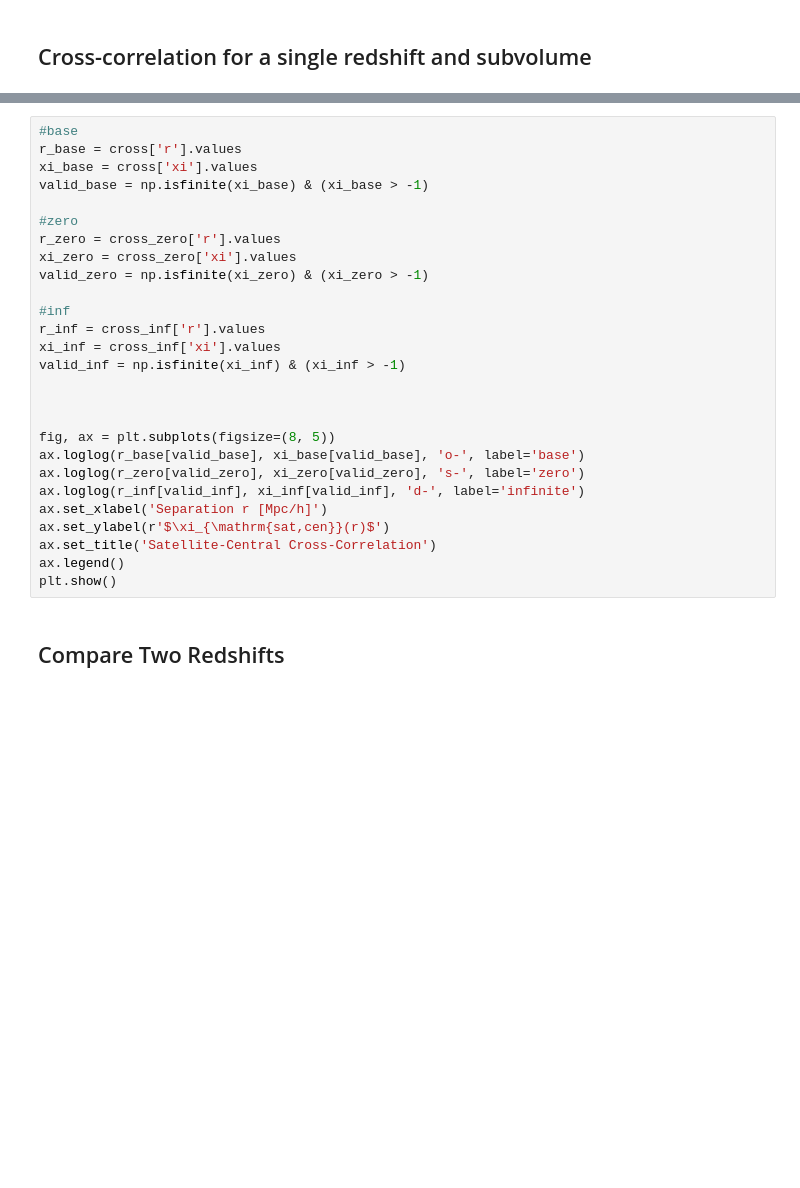
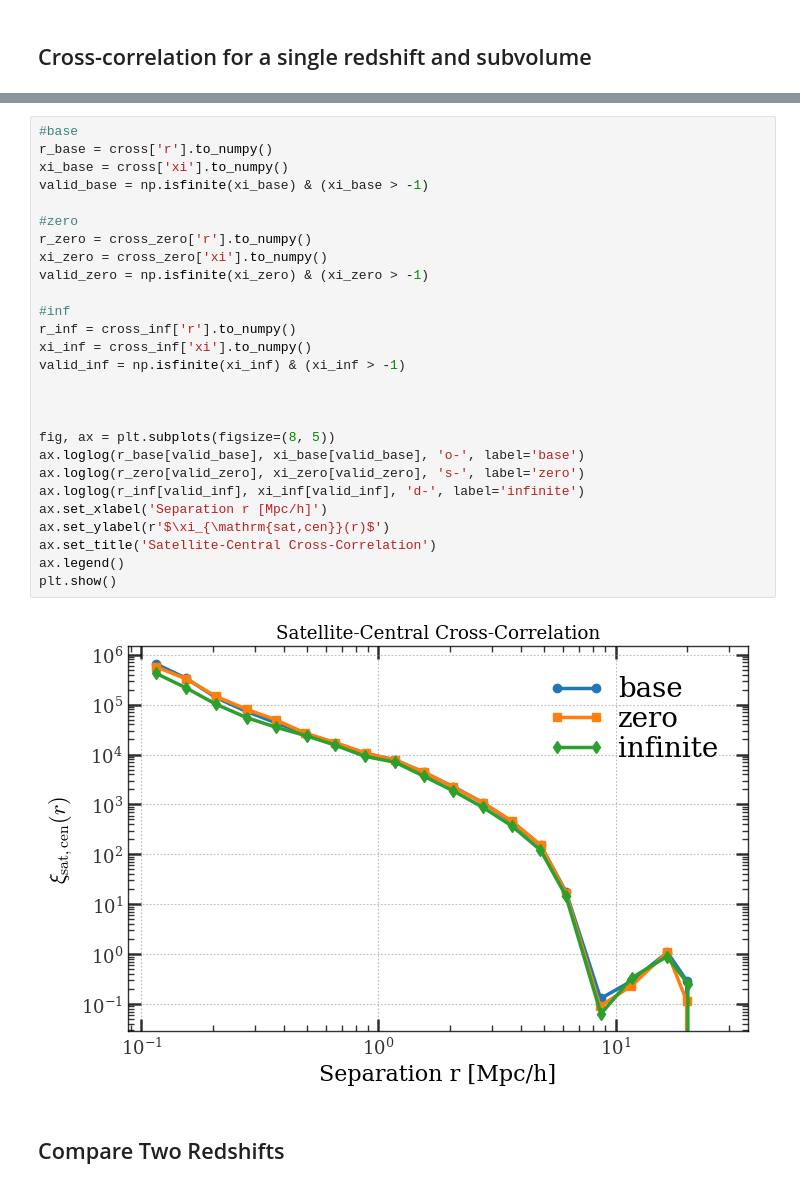
Before and after one commit to OscarHickman/galform_analysis, a Jupyter notebook: examples/dynamical_friction_timescale/satellite_cross_correlation.ipynb, the cells around one changed output, grey strips where cells are left out. Cells and saved outputs as stored; diff of their text form; blank space fills up the shorter version.

```diff
--- a/examples/dynamical_friction_timescale/satellite_cross_correlation.ipynb
+++ b/examples/dynamical_friction_timescale/satellite_cross_correlation.ipynb
@@ -72,30 +78,32 @@ print(
 # %%
 #base
-r_base = cross['r'].values
-xi_base = cross['xi'].values
+r_base = cross['r'].to_numpy()
+xi_base = cross['xi'].to_numpy()
 valid_base = np.isfinite(xi_base) & (xi_base > -1)
 
 #zero
-r_zero = cross_zero['r'].values
-xi_zero = cross_zero['xi'].values
+r_zero = cross_zero['r'].to_numpy()
+xi_zero = cross_zero['xi'].to_numpy()
 valid_zero = np.isfinite(xi_zero) & (xi_zero > -1)
 
 #inf
-r_inf = cross_inf['r'].values
-xi_inf = cross_inf['xi'].values
+r_inf = cross_inf['r'].to_numpy()
+xi_inf = cross_inf['xi'].to_numpy()
 valid_inf = np.isfinite(xi_inf) & (xi_inf > -1)
 
 
 
 fig, ax = plt.subplots(figsize=(8, 5))
 ax.loglog(r_base[valid_base], xi_base[valid_base], 'o-', label='base')
 ax.loglog(r_zero[valid_zero], xi_zero[valid_zero], 's-', label='zero')
 ax.loglog(r_inf[valid_inf], xi_inf[valid_inf], 'd-', label='infinite')
 ax.set_xlabel('Separation r [Mpc/h]')
 ax.set_ylabel(r'$\xi_{\mathrm{sat,cen}}(r)$')
 ax.set_title('Satellite-Central Cross-Correlation')
 ax.legend()
 plt.show()
+# %% [output]
+[figure, added]
 # %% [markdown]
 ## Compare Two Redshifts
 # %%
```
Also changed, not shown: parts of 13 cells of this notebook, 4 other files.
